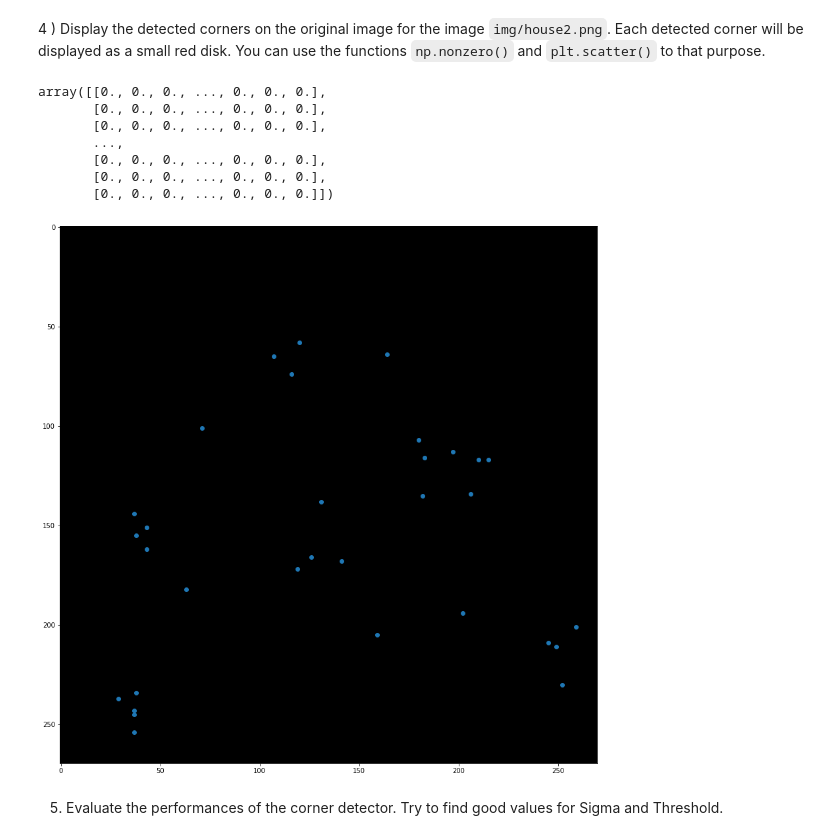
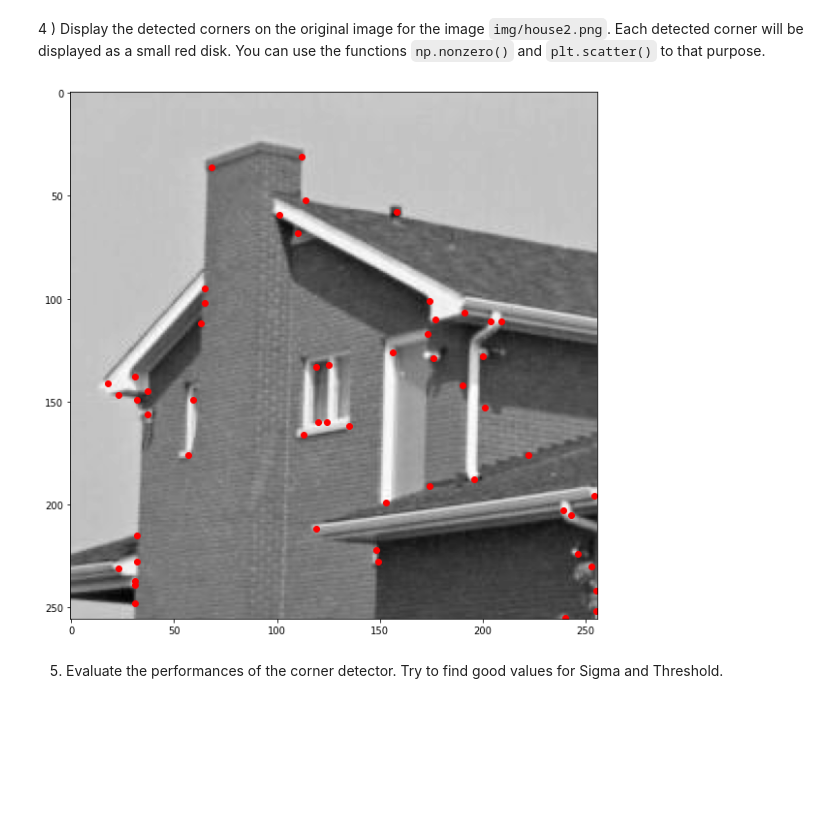
Before and after one commit to CharlesAttend/M1-S1-DAC, a Jupyter notebook: BIMA/TME/TME6/TME6.ipynb, the cells around one changed output. Saved outputs shown, nothing was run; the diff lists cells and outputs as text; code cells hidden in the pictures; blank space fills up the shorter version.

````diff
--- a/BIMA/TME/TME6/TME6.ipynb
+++ b/BIMA/TME/TME6/TME6.ipynb
@@ -145,22 +153,23 @@ From the Harris response calculated at exercise 1, we will write all the functio
 def thresholdR(R, thres):
     """ Array[n, m] * float -> Array[n, m]
     """
-    return np.where(R>thres, 1, 0)
+    return np.where(R>=thres, 1, 0)
 # %% [markdown]
 2) A function `Rnms(R, Rbin)` that performs a non-maximum supression from the response $R$ and the binarized response $R_{bin}$. It returns the image $R_{locmax}$ (same size as $R$) =1 where $R_{bin}=1$ and the pixel has a greater value $R$ than its 8 nearest neighbors.
 
 **Bonus**: Write a faster version of the script using Numpy function `np.roll()`.
 # %%
-def rnms(image_harris, R_bin):
+def rnms(R, R_bin):
     """ Array[n, m] -> Array[n, m]
     """
-    R = image_harris
     n, m = R.shape
     R_copy = np.zeros_like(R)
     for i in range(1, n-1):
         for j in range(1, m-1):
             neighborhood = R[i-1:i+2, j-1:j+2]
             neigh_max = np.max(neighborhood)
+            # ic(neighborhood)
+            # ic(neigh_max)
             # count_max = np.where(neighborhood==neigh_max, 1, 0).sum()
             # ic(count_max)
             if R[i,j] == neigh_max and R_bin[i,j] == 1: # and count_max == 1:
@@ -177,21 +188,16 @@ def cornerDetector(image, scale, kappa, thres):
     return R
 # %% [markdown]
 4 ) Display the detected corners on the original image for the image ```img/house2.png```. Each detected corner will be displayed as a small red disk. You can use the functions ```np.nonzero()``` and ```plt.scatter()``` to that purpose.
-# %%
-Cmap = cornerDetector(house, 15 , 0.04, 0.1)
-fig, ax = plt.subplots(figsize=(20,15))
-ax.imshow(house)
-ax.imshow(Cmap)
-ax.scatter(*np.nonzero(Cmap.T))
-Cmap
-# %% [output]
-array([[0., 0., 0., ..., 0., 0., 0.],
-       [0., 0., 0., ..., 0., 0., 0.],
-       [0., 0., 0., ..., 0., 0., 0.],
-       ...,
-       [0., 0., 0., ..., 0., 0., 0.],
-       [0., 0., 0., ..., 0., 0., 0.],
-       [0., 0., 0., ..., 0., 0., 0.]])
-[figure, removed]
+# %%
+def display_corner(img, scale, kappa, thresh, ax=None):
+    Cmap = cornerDetector(img, scale, kappa, thresh)
+    if not ax:
+        fig, ax = plt.subplots(figsize=(10,10))
+    ax.imshow(img)
+    ax.scatter(*np.nonzero(Cmap.T), c='red')
+
+display_corner(house, 15 , 0.04, 0.01)
+# %% [output]
+[figure, added]
 # %% [markdown]
 5) Evaluate the performances of the corner detector. Try to find good values for Sigma and Threshold.
````
Also changed, not shown: parts of 26 cells of this notebook, 1 other file.
